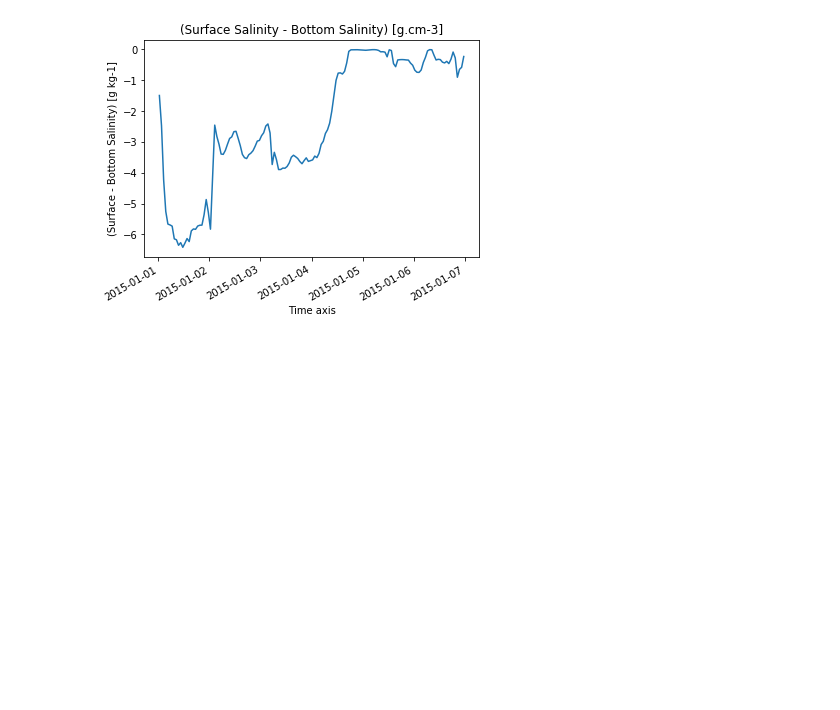
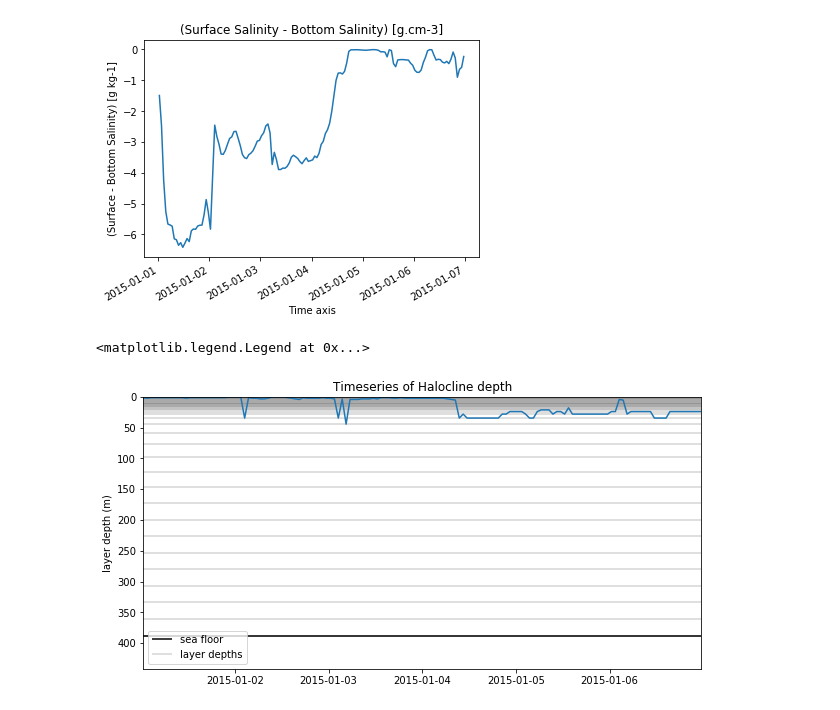
Before and after one commit to ambhudia/analysis-ashutosh, a Jupyter notebook: mohid_viz.ipynb, the cells around one changed output. Cells and saved outputs as stored; diff of their text form; code cells hidden in the pictures; blank space fills up the shorter version.

Commit message:
Add halocline depth plot

```diff
--- a/mohid_viz.ipynb
+++ b/mohid_viz.ipynb
@@ -321,17 +321,20 @@ Text(0, 0.5, '(Surface - Bottom Salinity) [g kg-1]')
 # %%
 depths = sal_sog2015.deptht.values
 array = sal_sog2015.vosaline.sel(time_counter = slice(convert_timestamp('1 Jan 2015'), convert_timestamp('7 Jan 2015')))
 bottom_index = find_bottom(array[0].values)
 truncated_array = array.isel(deptht = slice(0,bottom_index)).values
 times = array.time_counter.values
 delta, difference = max_delta(depths,truncated_array)
 fig = plt.figure(figsize=(10,5))
 plt.plot(times, delta)
 plt.xlim(times[0], times[-1])
 plt.ylim(depths[0], depths[-1])
 plt.hlines(depths[bottom_index-1], times[0], times[-1], label = 'sea floor')
 plt.hlines(depths[0:bottom_index], times[0], times[-1], linewidth = 0.25, label='layer depths')
 plt.gca().invert_yaxis()
 plt.ylabel('layer depth (m)')
-plt.title('Timeseries of depth of maximum chnage in ')
+plt.title('Timeseries of Halocline depth')
 plt.legend()
+# %% [output]
+<matplotlib.legend.Legend at 0x...>
+[figure, added]
```
